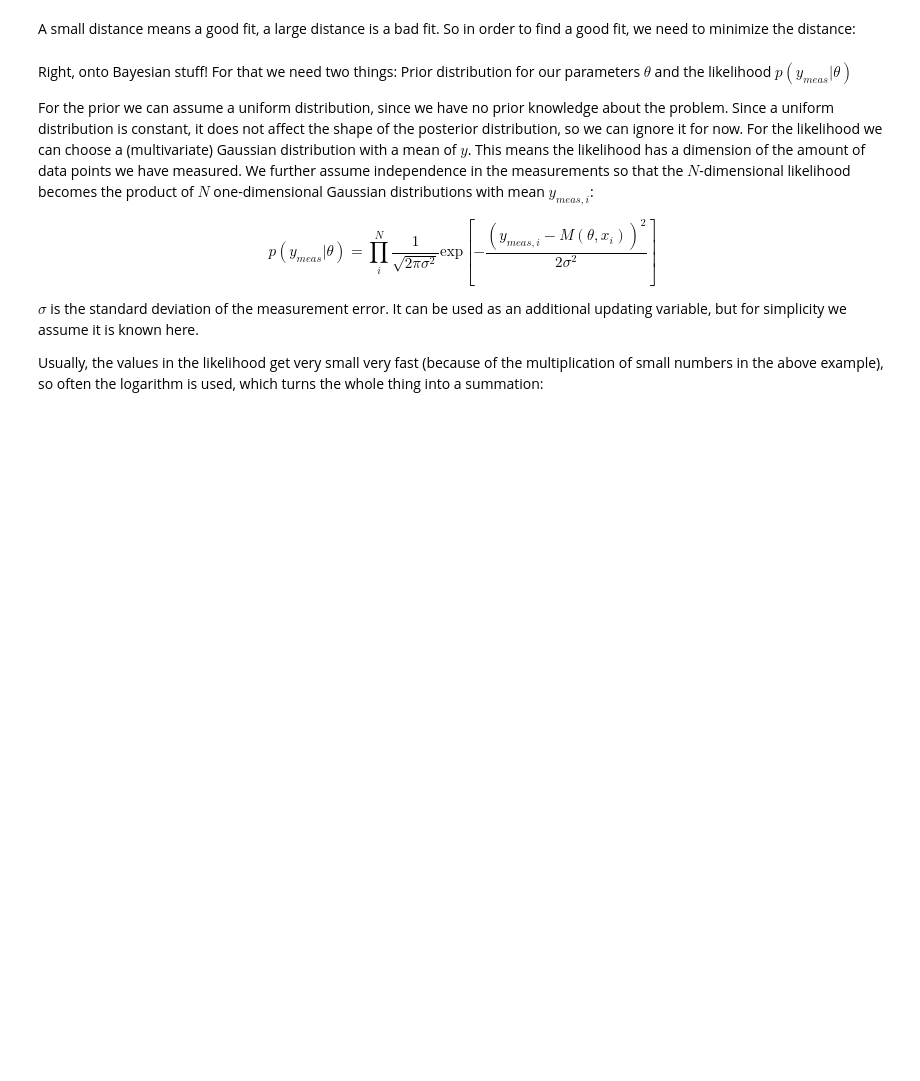
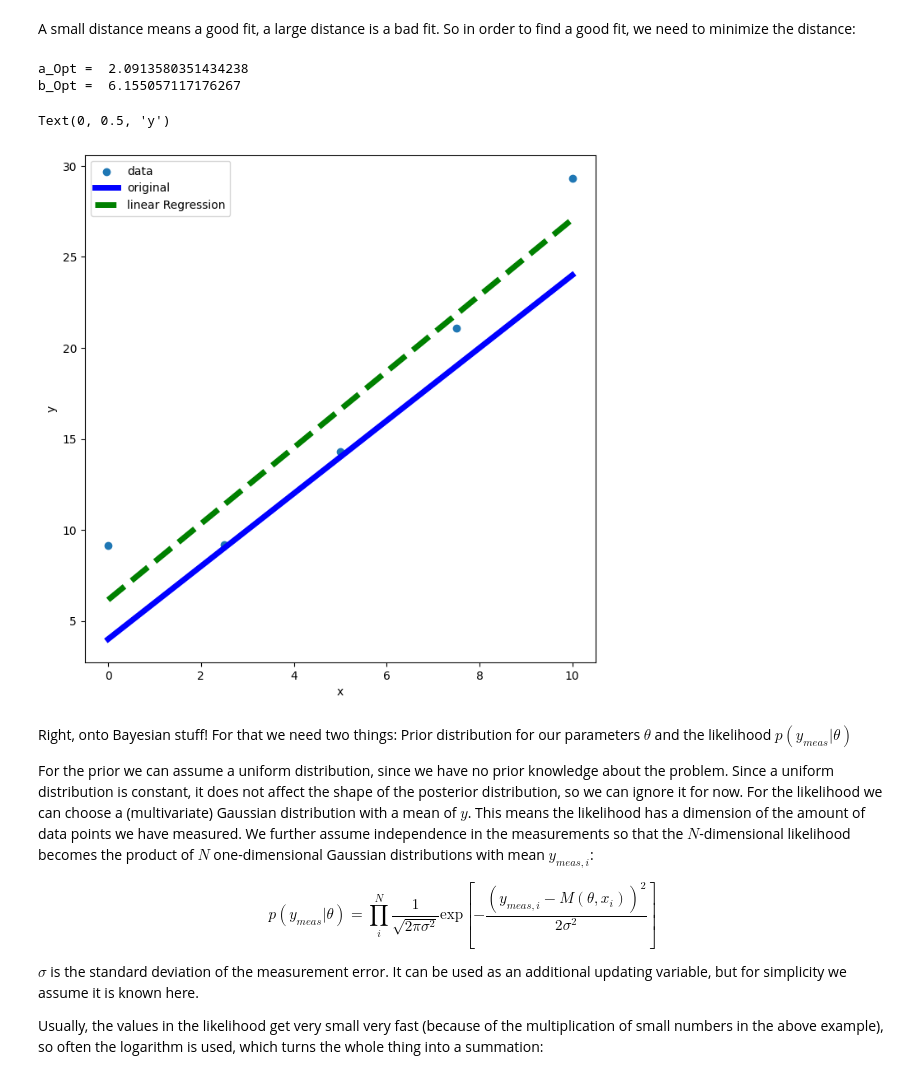
Before and after one commit to jgrashorn/BayesianExamples, a Jupyter notebook: Linear Regression/LinearRegression.ipynb, the cells around one changed output. Saved outputs shown, nothing was run; the diff lists cells and outputs as text; code cells hidden in the pictures; blank space fills up the shorter version.

```diff
--- a/Linear Regression/LinearRegression.ipynb
+++ b/Linear Regression/LinearRegression.ipynb
@@ -57,19 +63,24 @@ A small distance means a good fit, a large distance is a bad fit. So in order to
 # %%
 import scipy.optimize as opt
 
 sol = opt.minimize(mse,[0,0],args=(x,yMeas))
 
 print("a_Opt = ",sol.x[0])
 print("b_Opt = ",sol.x[1])
 
 yOpt = model(x,[sol.x[0],sol.x[1]])
-plt.figure(figsize=(10,10))
+plt.figure(figsize=(8,8))
 plt.scatter(x,yMeas,label='data')
-plt.plot(x,y,'r-',label='original',lw=5)
+plt.plot(x,y,'b-',label='original',lw=5)
 plt.plot(x,yOpt,'g--',label='linear Regression',lw=5)
 plt.legend()
 plt.xlabel('x')
 plt.ylabel('y')
+# %% [output]
+a_Opt =  2.0913580351434238
+b_Opt =  6.155057117176267
+Text(0, 0.5, 'y')
+[figure, added]
 # %% [markdown]
 Right, onto Bayesian stuff! For that we need two things: Prior distribution for our parameters $\theta$ and the likelihood $p(y_{meas} | \theta)$
 
```
Also changed, not shown: parts of 12 cells of this notebook.
